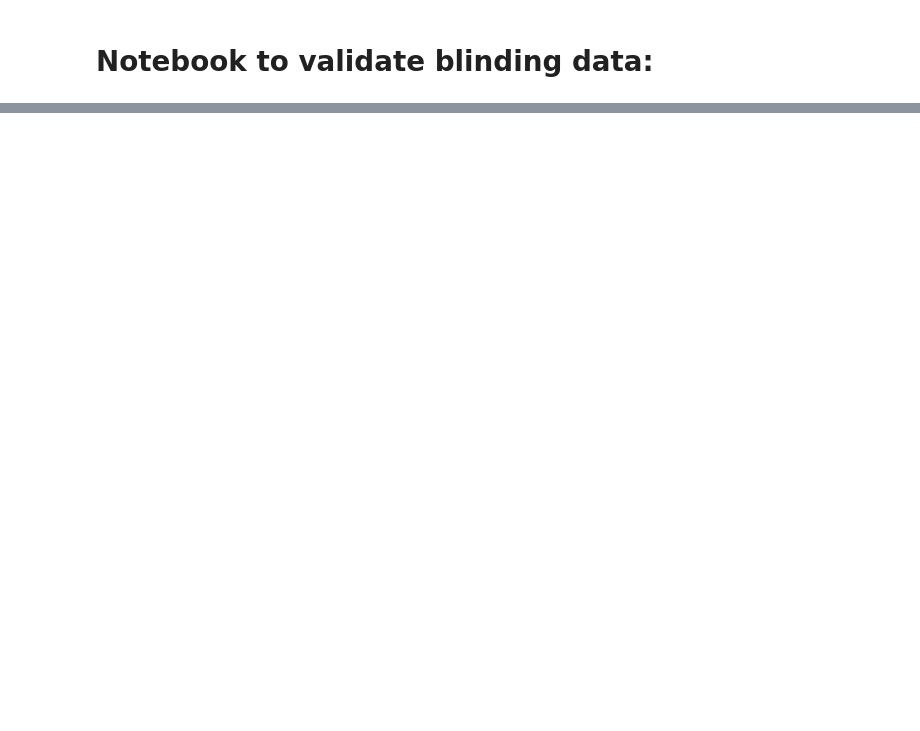
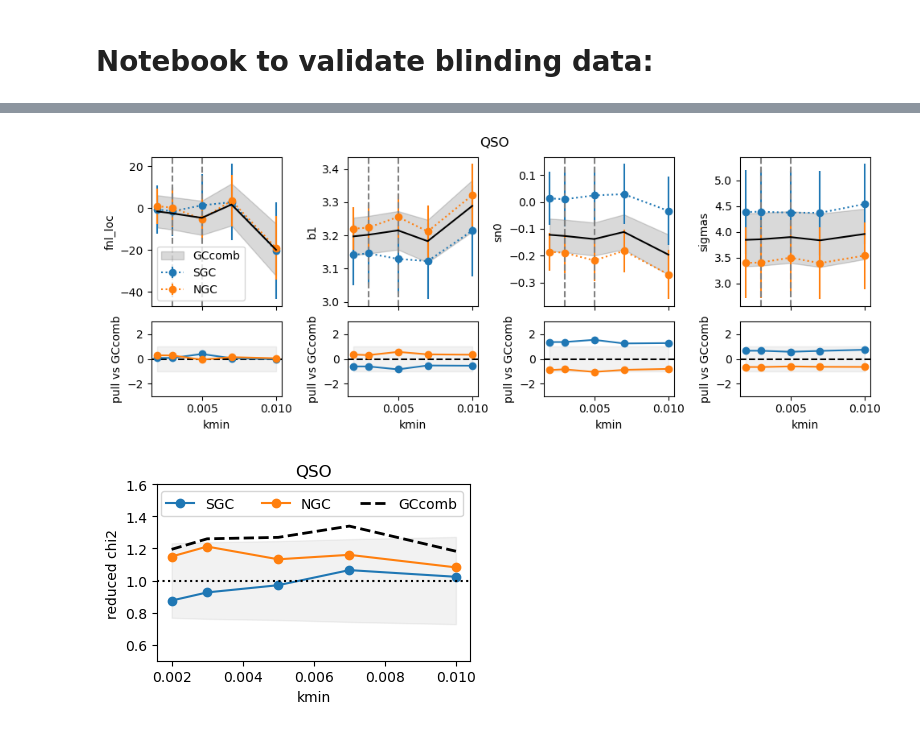
Before and after one commit to AlbertoRosado1/cai-dr2-clustering-products, a Jupyter notebook: local_png/validation_data_blinded.ipynb, the cells around one changed output, grey strips where cells are left out. Saved outputs shown, nothing was run; the diff lists cells and outputs as text; code cells hidden in the pictures; blank space fills up the shorter version.

Commit message:
QSO blinded validation

```diff
--- a/local_png/validation_data_blinded.ipynb
+++ b/local_png/validation_data_blinded.ipynb
@@ -411,35 +353,0 @@ GCcomb 0.009 +-------------------------------------+--------+---------+-------+
-# %%
-fn = '/Users/edmond/Work/data/desi-clustering/dr2/summary_statistics/local_png/base/desi-data/loa-v1/v2/fNL/blinded/mesh2_spectrum_poles_{}_z{}-{}_{}_weight-{}.h5'
-
-import lsstypes
-pk_new = lsstypes.read(fn.format('QSO', 0.8, 3.1, 'GCcomb', 'default-fkp-oqe'))
-
-pk_new = pk_new.match(pks['NGC']['QSO'])
-
-logging.getLogger().setLevel(logging.WARNING)
-
-# just to have a coherent value of b1 in the cross correlation.
-kwargs = {'LRG_cross_ell0.b1': 2.15, 'ELG_cross_ell0.b1': 1.2}
-
-regions = ['SGC', 'NGC', 'GCcomb']
-
-kmins = [1e-3, 2e-3, 3e-3, 4e-3, 5e-3, 6e-3, 7e-3, 8e-3, 9e-3]
-
-for region in ['GCcomb']:
-    for tracer in ['QSO']:
-        short_tracer = tracer.replace('_zcmb', '').replace('notqso', '')
-
-        for kmin in kmins:
-
-            pp = pk_new.select(k=(kmin, 0.2))
-            ww = windows[region][tracer].at.observable.match(pp)
-            mm = [mock.match(pp) for mock in mocks[region][tracer]]
-
-            obs, lik = get_observable_and_likelihood(pp, ww, mm, short_tracer, zeffs[region], nickname=short_tracer, engine='camb', **kwargs)
-            tmp = run_profiler(lik)
-            print(region, kmin, tmp.profiles.to_stats(tablefmt="pretty"))
-
-            if kmin in kmins[::2]: plot_observables({short_tracer: obs})
-
-
-logging.getLogger().setLevel(logging.INFO)
@@ -541,0 +354,6 @@ GCcomb 0.009 +-------------------------------------+--------+---------+-------+
+# %%
+plot_param_diagnostics('QSO', profs, regions, kmins)
+plot_chi2_diagnostics('QSO', liks, regions, kmins)
+# %% [output]
+[figure, added]
+[figure, added]
```
Also changed, not shown: parts of 20 cells of this notebook, 3 other files.
